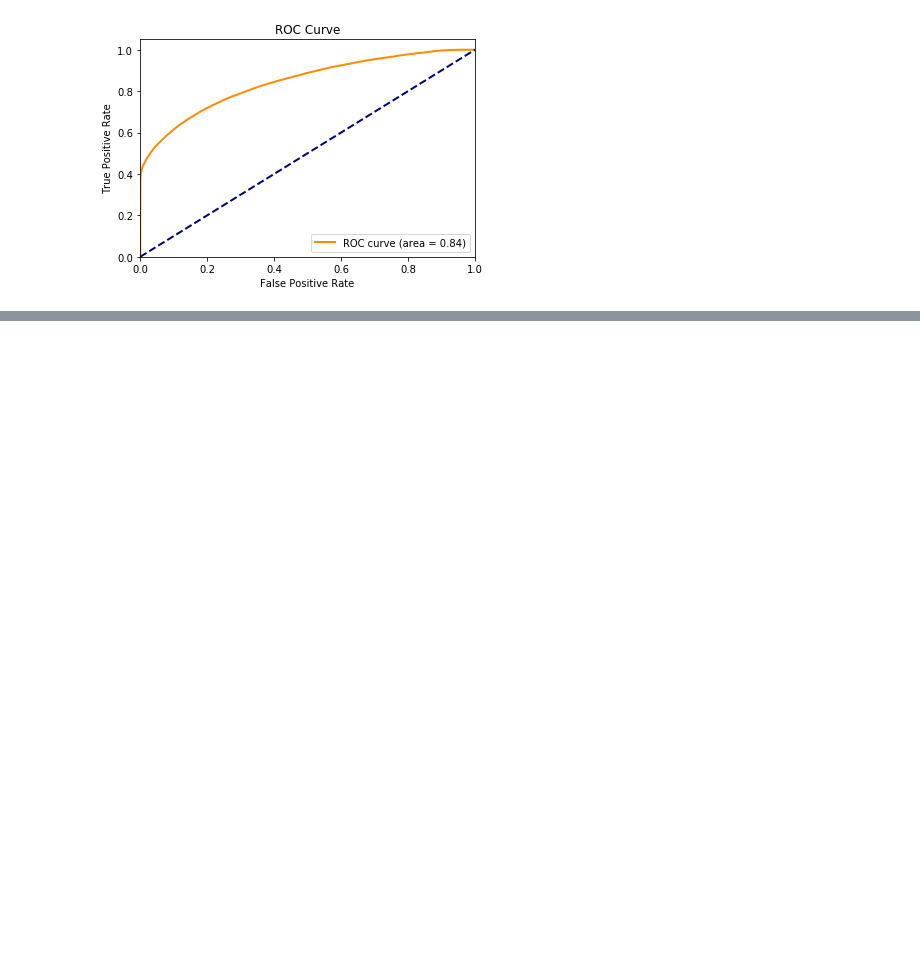
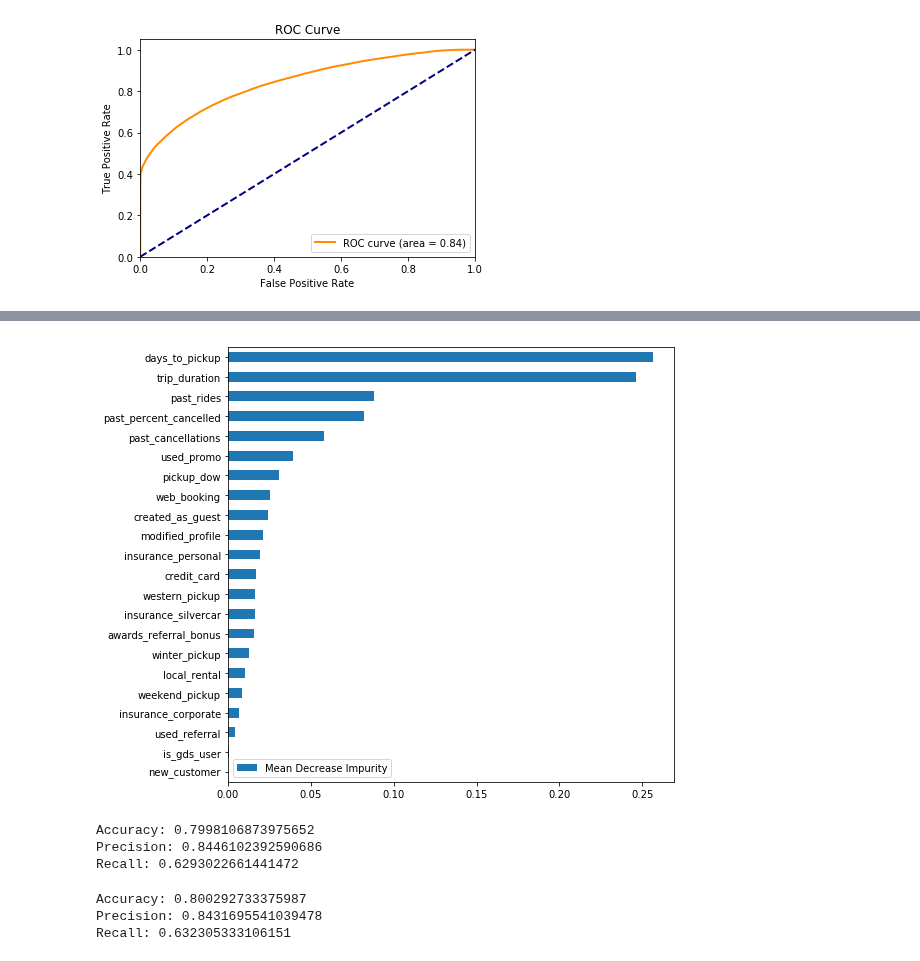
Before and after one commit to mengeling/silvercar-cancellation-predictor, a Jupyter notebook: EDA/modeling.ipynb, the cells around one changed output, grey strips where cells are left out. Saved outputs shown, nothing was run; the diff lists cells and outputs as text; code cells hidden in the pictures; blank space fills up the shorter version.

```diff
--- a/EDA/modeling.ipynb
+++ b/EDA/modeling.ipynb
@@ -343,0 +376,4 @@ plot_roc_curve(fpr, tpr, thresholds, auc)
+# %%
+plot_feature_importances(df_temp, clf.feature_importances_)
+# %% [output]
+[figure, added]
@@ -344,7 +386,22 @@ plot_roc_curve(fpr, tpr, thresholds, auc)
 # %%
-clf = GradientBoostingClassifier(n_estimators=10000, learning_rate=0.01)
+clf = XGBClassifier(n_estimators=10000, max_depth=3, learning_rate=0.01, n_jobs=-1)
 clf.fit(X_train, y_train)
 predictions = clf.predict(X_test)
 print("Accuracy: {}".format(clf.score(X_test, y_test)))
 print("Precision: {}".format(precision_score(y_test, predictions)))
 print("Recall: {}".format(recall_score(y_test, predictions)))
+# %% [output]
+Accuracy: 0.7998106873975652
+Precision: 0.8446102392590686
+Recall: 0.6293022661441472
+# %%
+clf = XGBClassifier(n_estimators=2500, max_depth=3, learning_rate=0.07, n_jobs=-1)
+clf.fit(X_train, y_train)
+predictions = clf.predict(X_test)
+print("Accuracy: {}".format(clf.score(X_test, y_test)))
+print("Precision: {}".format(precision_score(y_test, predictions)))
+print("Recall: {}".format(recall_score(y_test, predictions)))
+# %% [output]
+Accuracy: 0.800292733375987
+Precision: 0.8431695541039478
+Recall: 0.632305333106151
```
Also changed, not shown: parts of 7 cells of this notebook, 8 other files.
